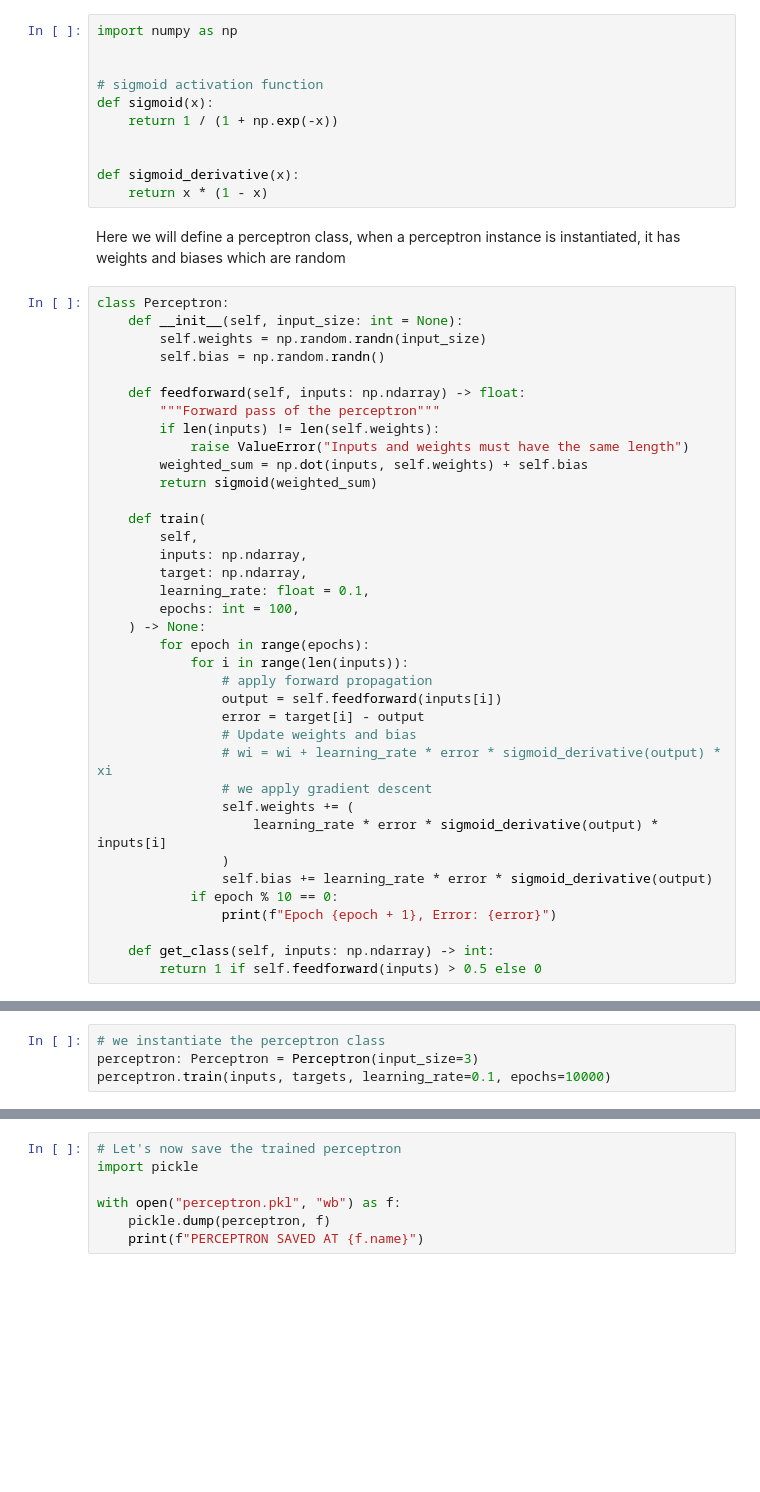
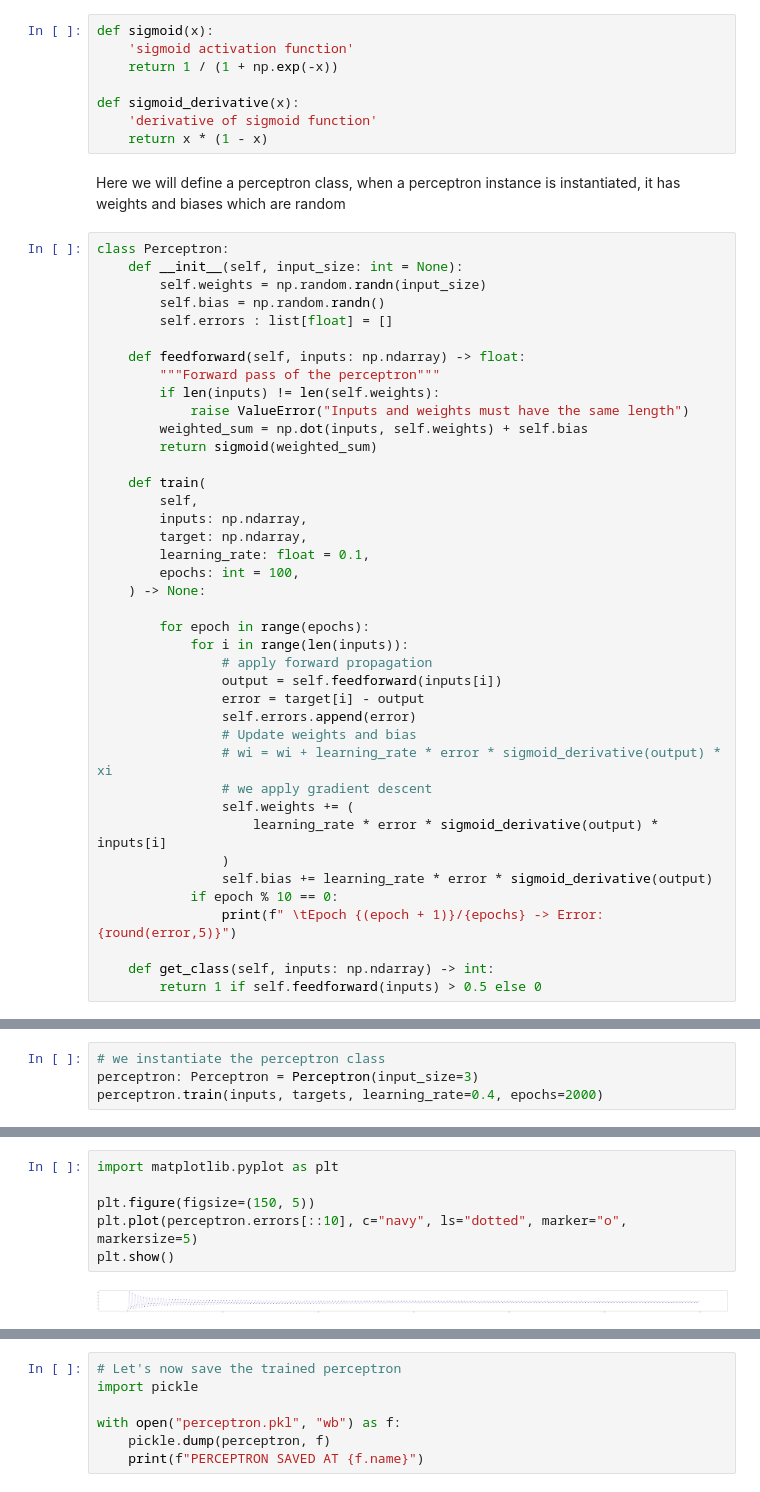
Before and after one commit to Wissemamr/Machine_learning, a Jupyter notebook: TP9/perceptron.ipynb, the cells around one changed output, grey strips where cells are left out. Saved outputs shown, nothing was run; the diff lists cells and outputs as text; blank space fills up the shorter version.

Commit message:
added error plotting

```diff
--- a/TP9/perceptron.ipynb
+++ b/TP9/perceptron.ipynb
@@ -16,13 +19,10 @@ function.
 # %%
-import numpy as np
-
-
-# sigmoid activation function
 def sigmoid(x):
+    'sigmoid activation function'
     return 1 / (1 + np.exp(-x))
 
-
 def sigmoid_derivative(x):
+    'derivative of sigmoid function'
     return x * (1 - x)
 # %% [markdown]
 Here we will define a perceptron class, when a perceptron instance is instantiated, it has weights and biases which are random
@@ -31,6 +31,7 @@ class Perceptron:
     def __init__(self, input_size: int = None):
         self.weights = np.random.randn(input_size)
         self.bias = np.random.randn()
+        self.errors : list[float] = []
 
     def feedforward(self, inputs: np.ndarray) -> float:
         """Forward pass of the perceptron"""
@@ -46,11 +47,13 @@ class Perceptron:
         learning_rate: float = 0.1,
         epochs: int = 100,
     ) -> None:
+
         for epoch in range(epochs):
             for i in range(len(inputs)):
                 # apply forward propagation
                 output = self.feedforward(inputs[i])
                 error = target[i] - output
+                self.errors.append(error)
                 # Update weights and bias
                 # wi = wi + learning_rate * error * sigmoid_derivative(output) * xi
                 # we apply gradient descent
@@ -59,7 +62,7 @@ class Perceptron:
                 )
                 self.bias += learning_rate * error * sigmoid_derivative(output)
             if epoch % 10 == 0:
-                print(f"Epoch {epoch + 1}, Error: {error}")
+                print(f" \tEpoch {(epoch + 1)}/{epochs} -> Error: {round(error,5)}")
 
     def get_class(self, inputs: np.ndarray) -> int:
         return 1 if self.feedforward(inputs) > 0.5 else 0
@@ -71,5 +73,5 @@ targets = np.array([0, 0, 1])
 # %%
 # we instantiate the perceptron class
 perceptron: Perceptron = Perceptron(input_size=3)
-perceptron.train(inputs, targets, learning_rate=0.1, epochs=10000)
+perceptron.train(inputs, targets, learning_rate=0.4, epochs=2000)
 # %% [output]
@@ -93 +95,9 @@ Epoch 9991, Error: 0.033386977818857466
+# %%
+import matplotlib.pyplot as plt
+
+plt.figure(figsize=(150, 5))
+plt.plot(perceptron.errors[::10], c="navy", ls="dotted", marker="o", markersize=5)
+plt.show()
+# %% [output]
+[figure, added]
 # %%
```
Also changed, not shown: parts of 8 cells of this notebook, 2 other files.
